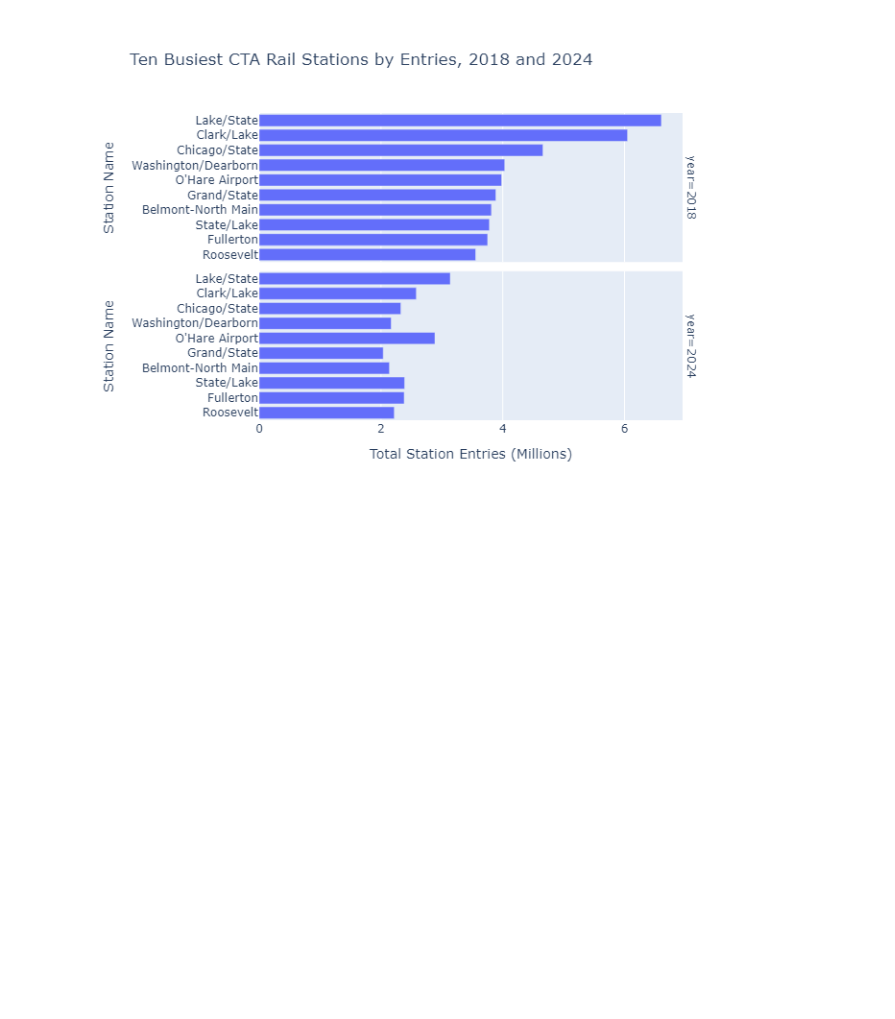
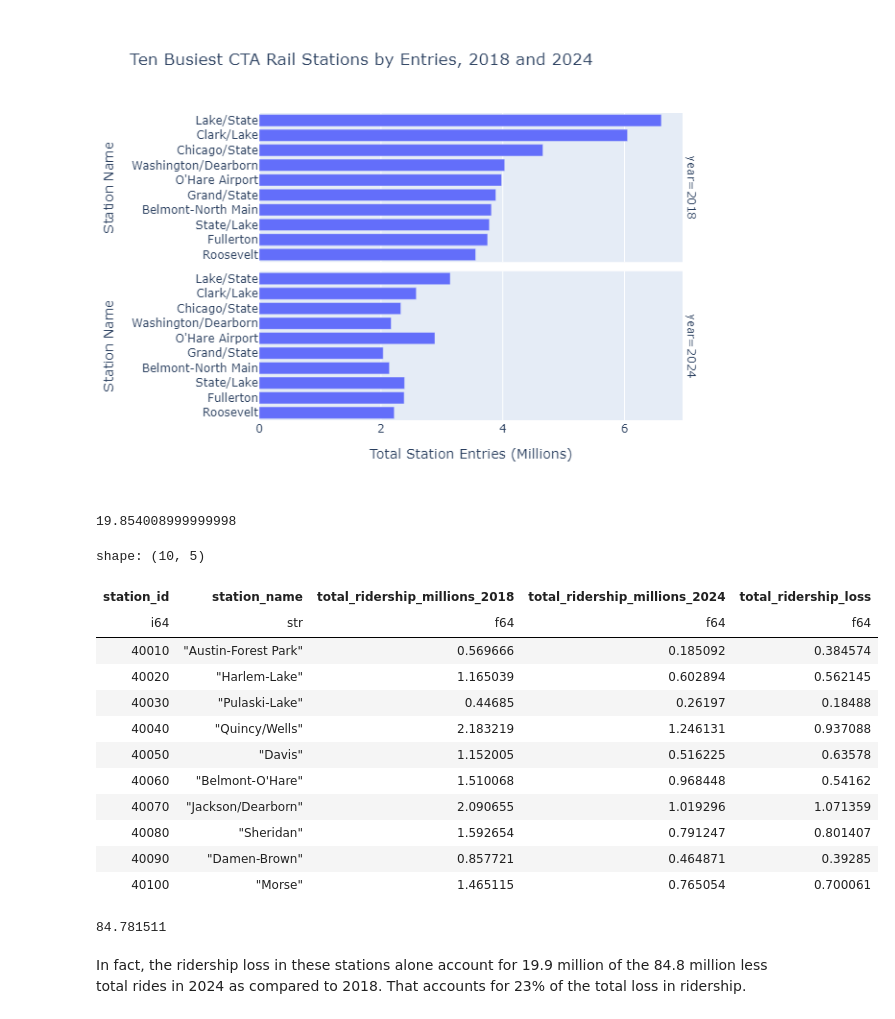
Before and after one commit to bryantco/cta-analysis, a Jupyter notebook: analyze_ridership.ipynb, the cells around one changed output. Drawn from its saved outputs; the diff is of its cells as text; code cells hidden in the pictures; blank space fills up the shorter version.

Commit message:
feat: add ridership loss from 2018 to 2024

```diff
--- a/analyze_ridership.ipynb
+++ b/analyze_ridership.ipynb
@@ -211,0 +227,53 @@ fig_2018_and_2024.show()
+# %%
+ridership_loss_busiest_stations_df['total_ridership_loss'].sum()
+# %% [output]
+19.854008999999998
+# %%
+ridership_loss_df = ridership_df.filter(
+    (pl.col('year') == 2018) | (pl.col('year') == 2024)
+).group_by(
+    ['station_id', 'station_name', 'year']
+).agg(
+    total_ridership=pl.col('rides').sum()
+).with_columns(
+    total_ridership_millions = pl.col('total_ridership') / 1e6
+).sort(
+    'station_id',
+    descending=False
+).select(
+    cs.exclude('total_ridership')
+).pivot(
+    'year',
+    index=['station_id', 'station_name'],
+    values='total_ridership_millions'
+).rename(
+    {
+        '2018': 'total_ridership_millions_2018',
+        '2024': 'total_ridership_millions_2024'
+    }
+).with_columns(
+    total_ridership_loss = pl.col('total_ridership_millions_2018') - pl.col('total_ridership_millions_2024')
+)
+# %%
+ridership_loss_df.head(10)
+# %% [output]
+shape: (10, 5)
+| station_id | station_name | total_ridership_millions_2018 | total_ridership_millions_2024 | total_ridership_loss |
+| i64 | str | f64 | f64 | f64 |
+| 40010 | "Austin-Forest Park" | 0.569666 | 0.185092 | 0.384574 |
+| 40020 | "Harlem-Lake" | 1.165039 | 0.602894 | 0.562145 |
+| 40030 | "Pulaski-Lake" | 0.44685 | 0.26197 | 0.18488 |
+| 40040 | "Quincy/Wells" | 2.183219 | 1.246131 | 0.937088 |
+| 40050 | "Davis" | 1.152005 | 0.516225 | 0.63578 |
+| 40060 | "Belmont-O'Hare" | 1.510068 | 0.968448 | 0.54162 |
+| 40070 | "Jackson/Dearborn" | 2.090655 | 1.019296 | 1.071359 |
+| 40080 | "Sheridan" | 1.592654 | 0.791247 | 0.801407 |
+| 40090 | "Damen-Brown" | 0.857721 | 0.464871 | 0.39285 |
+| 40100 | "Morse" | 1.465115 | 0.765054 | 0.700061 |
+# %%
+ridership_loss_df['total_ridership_loss'].sum()
+# %% [output]
+84.781511
+# %% [markdown]
+In fact, the ridership loss in these stations alone account for 19.9 million of the 84.8 million less total rides in 2024
+as compared to 2018. That accounts for 23% of the total loss in ridership.
```
Also changed, not shown: parts of 2 cells of this notebook.
